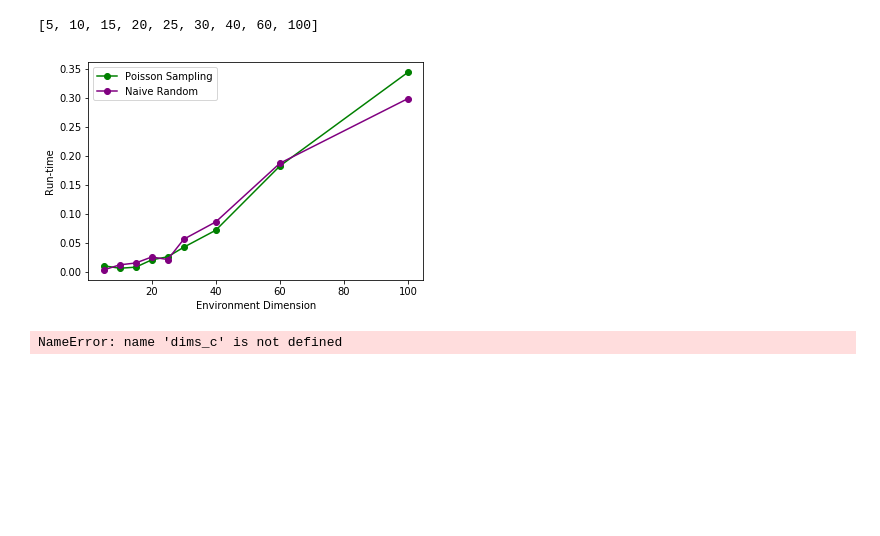
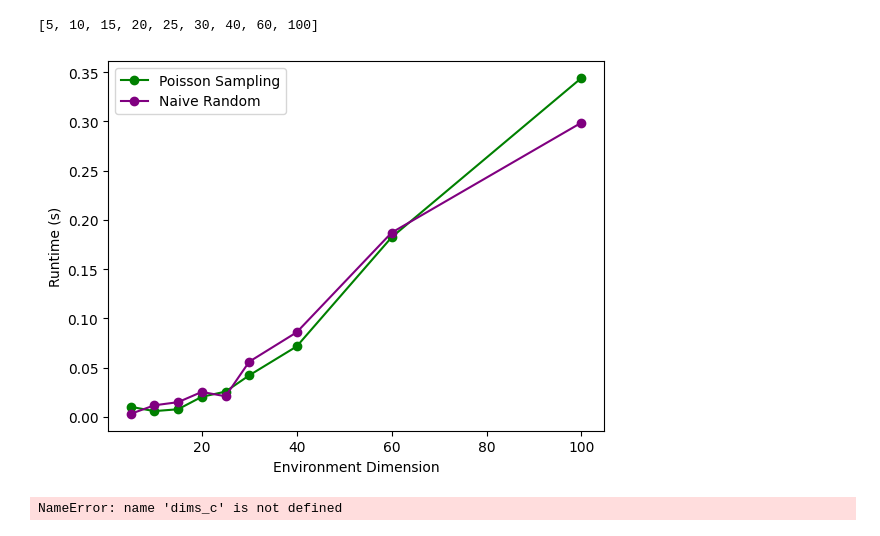
Before and after one commit to tomalner18/MAax, a Jupyter notebook: v1/graphsampling.ipynb, the cells around one changed output. Saved outputs shown, nothing was run; the diff lists cells and outputs as text; code cells hidden in the pictures; blank space fills up the shorter version.

```diff
--- a/v1/graphsampling.ipynb
+++ b/v1/graphsampling.ipynb
@@ -45,20 +45,20 @@ print(dims)
 # %%
 # Plotting
 plt.plot(dims, mean_poisson, label='Poisson Sampling', marker='o', color='green')
 plt.plot(dims, mean_random, label='Naive Random', marker='o', color='purple')
 # plt.fill_between(dims, np.array(mean_poisson) - np.array(std_poisson),
 #                  np.array(mean_poisson) + np.array(std_poisson),
 #                  alpha=0.15, color='orange')
 # plt.fill_between(dims, np.array(mean_random) - np.array(std_random),
 #                  np.array(mean_random) + np.array(std_random),
 #                  alpha=0.15, color='red')
 plt.xlabel('Environment Dimension')
-plt.ylabel('Run-time')
+plt.ylabel('Runtime (s)')
 plt.legend()
 plt.savefig('poissonvnaive.png')
 plt.show()
 # %% [output]
-[figure, old version]
+[figure, new version]
 # %%
 plt.plot(dims_c, mean_cnt, label='r=3', marker='o', color='green')
 plt.fill_between(dims_c, np.array(mean_cnt) - np.array(std_cnt),
```
Also changed, not shown: 49 other files.
